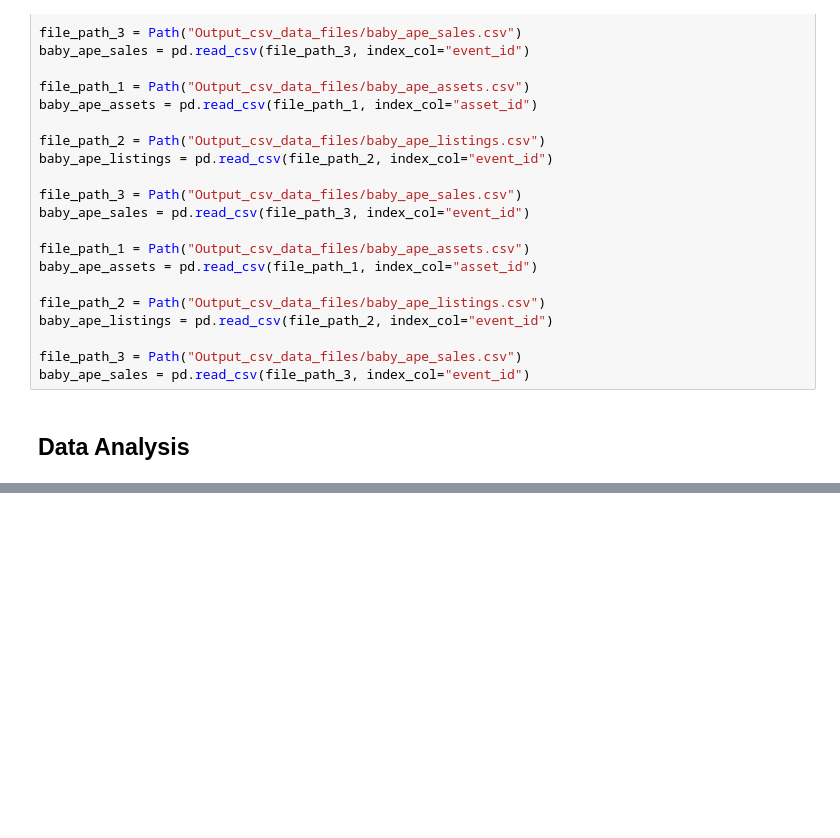
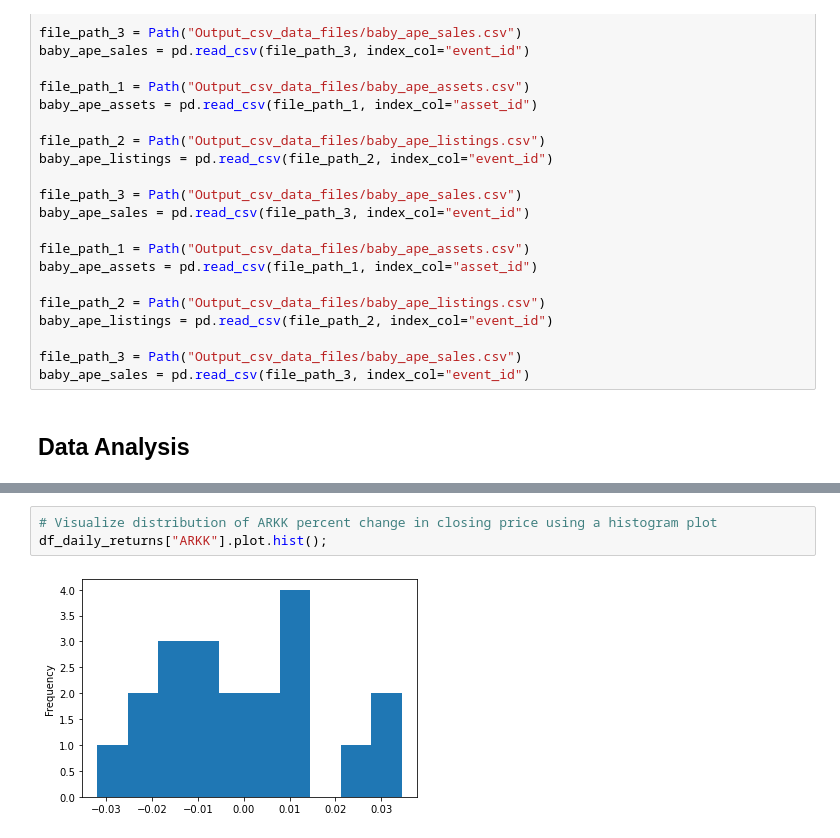
Before and after one commit to bradkaley/NFT_Market_Analysis, a Jupyter notebook: Part_2_Data_Collection_Analysis.ipynb, the cells around one changed output, grey strips where cells are left out. Drawn from its saved outputs; the diff is of its cells as text; blank space fills up the shorter version.

```diff
--- a/Part_2_Data_Collection_Analysis.ipynb
+++ b/Part_2_Data_Collection_Analysis.ipynb
@@ -105,0 +304,5 @@ baby_ape_sales = pd.read_csv(file_path_3, index_col="event_id")
+# %%
+# Visualize distribution of ARKK percent change in closing price using a histogram plot
+df_daily_returns["ARKK"].plot.hist();
+# %% [output]
+[figure, added]
```
Also changed, not shown: parts of 24 cells of this notebook, 10 other files.
